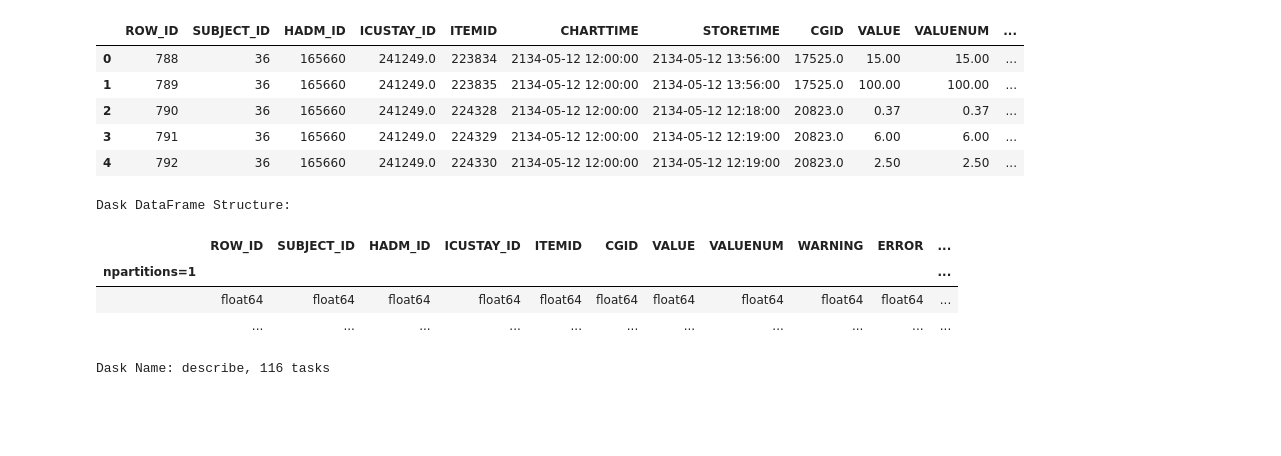
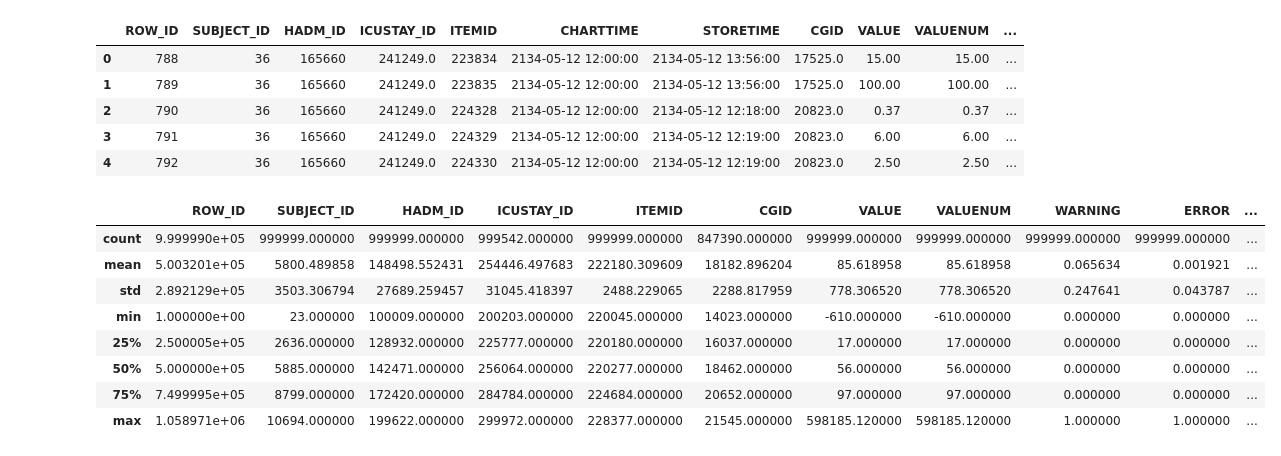
Before and after one commit to msramalho/fcup-bdcc, a Jupyter notebook: p2/BDCC_p2_dask.ipynb, the cells around one changed output. Saved outputs shown, nothing was run; the diff lists cells and outputs as text; code cells hidden in the pictures; blank space fills up the shorter version.

```diff
--- a/p2/BDCC_p2_dask.ipynb
+++ b/p2/BDCC_p2_dask.ipynb
@@ -21,11 +22,14 @@ df.head()
 | 3 | 791 | 36 | 165660 | 241249.0 | 224329 | 2134-05-12 12:00:00 | 2134-05-12 12:19:00 | 20823.0 | 6.00 | 6.00 | ... |
 | 4 | 792 | 36 | 165660 | 241249.0 | 224330 | 2134-05-12 12:00:00 | 2134-05-12 12:19:00 | 20823.0 | 2.50 | 2.50 | ... |
 # %%
-df.describe()
+df.compute().describe()
 # %% [output]
-Dask DataFrame Structure:
 |  | ROW_ID | SUBJECT_ID | HADM_ID | ICUSTAY_ID | ITEMID | CGID | VALUE | VALUENUM | WARNING | ERROR | ... |
-| npartitions=1 |  |  |  |  |  |  |  |  |  |  | ... |
-|  | float64 | float64 | float64 | float64 | float64 | float64 | float64 | float64 | float64 | float64 | ... |
-|  | ... | ... | ... | ... | ... | ... | ... | ... | ... | ... | ... |
+| count | 9.999990e+05 | 999999.000000 | 999999.000000 | 999542.000000 | 999999.000000 | 847390.000000 | 999999.000000 | 999999.000000 | 999999.000000 | 999999.000000 | ... |
+| mean | 5.003201e+05 | 5800.489858 | 148498.552431 | 254446.497683 | 222180.309609 | 18182.896204 | 85.618958 | 85.618958 | 0.065634 | 0.001921 | ... |
+| std | 2.892129e+05 | 3503.306794 | 27689.259457 | 31045.418397 | 2488.229065 | 2288.817959 | 778.306520 | 778.306520 | 0.247641 | 0.043787 | ... |
+| min | 1.000000e+00 | 23.000000 | 100009.000000 | 200203.000000 | 220045.000000 | 14023.000000 | -610.000000 | -610.000000 | 0.000000 | 0.000000 | ... |
+| 25% | 2.500005e+05 | 2636.000000 | 128932.000000 | 225777.000000 | 220180.000000 | 16037.000000 | 17.000000 | 17.000000 | 0.000000 | 0.000000 | ... |
+| 50% | 5.000000e+05 | 5885.000000 | 142471.000000 | 256064.000000 | 220277.000000 | 18462.000000 | 56.000000 | 56.000000 | 0.000000 | 0.000000 | ... |
+| 75% | 7.499995e+05 | 8799.000000 | 172420.000000 | 284784.000000 | 224684.000000 | 20652.000000 | 97.000000 | 97.000000 | 0.000000 | 0.000000 | ... |
+| max | 1.058971e+06 | 10694.000000 | 199622.000000 | 299972.000000 | 228377.000000 | 21545.000000 | 598185.120000 | 598185.120000 | 1.000000 | 1.000000 | ... |
-Dask Name: describe, 116 tasks
```
Also changed, not shown: parts of 16 cells of this notebook.
